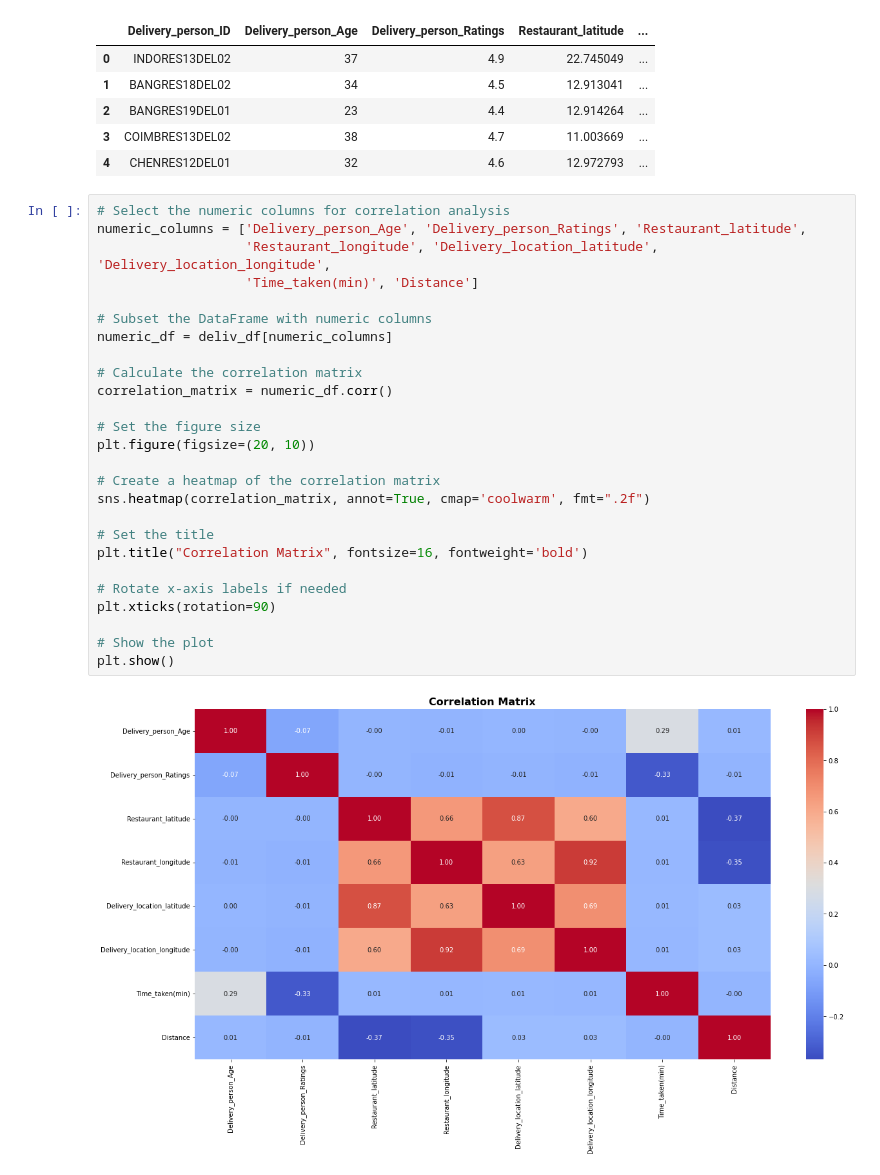
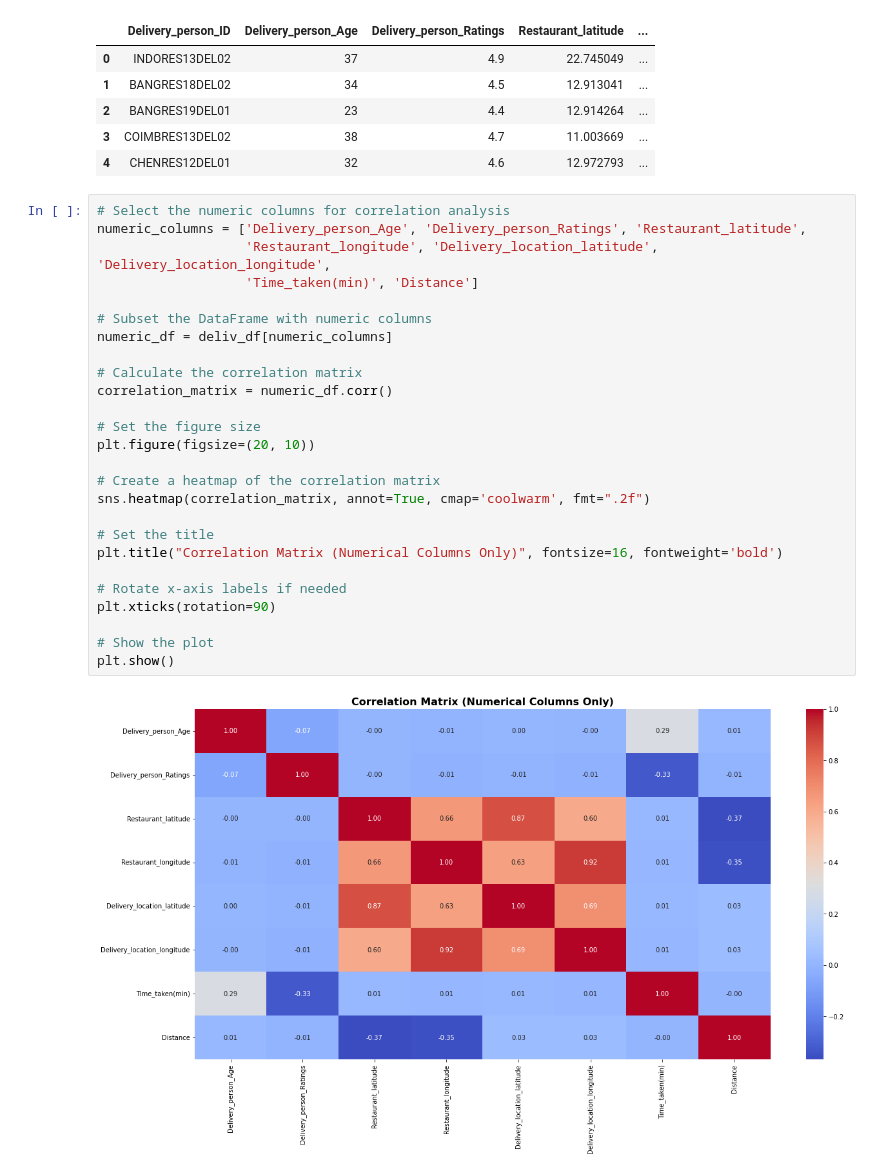
Before and after one commit to AlbertHunduza/DelivTimeAI, a Jupyter notebook: EDA.ipynb, the cells around one changed output. Cells and saved outputs as stored; diff of their text form.

```diff
--- a/EDA.ipynb
+++ b/EDA.ipynb
@@ -388,28 +421,28 @@ deliv_df.head()
 # %%
 # Select the numeric columns for correlation analysis
 numeric_columns = ['Delivery_person_Age', 'Delivery_person_Ratings', 'Restaurant_latitude',
                    'Restaurant_longitude', 'Delivery_location_latitude', 'Delivery_location_longitude',
                    'Time_taken(min)', 'Distance']
 
 # Subset the DataFrame with numeric columns
 numeric_df = deliv_df[numeric_columns]
 
 # Calculate the correlation matrix
 correlation_matrix = numeric_df.corr()
 
 # Set the figure size
 plt.figure(figsize=(20, 10))
 
 # Create a heatmap of the correlation matrix
 sns.heatmap(correlation_matrix, annot=True, cmap='coolwarm', fmt=".2f")
 
 # Set the title
-plt.title("Correlation Matrix", fontsize=16, fontweight='bold')
+plt.title("Correlation Matrix (Numerical Columns Only)", fontsize=16, fontweight='bold')
 
 # Rotate x-axis labels if needed
 plt.xticks(rotation=90)
 
 # Show the plot
 plt.show()
 # %% [output]
-[figure, old version]
+[figure, new version]
```
Also changed, not shown: parts of 11 cells of this notebook.
